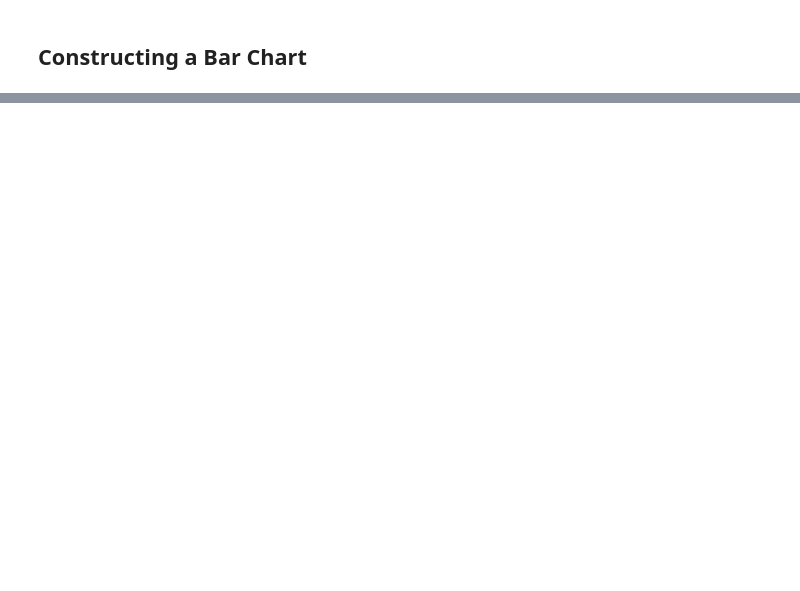
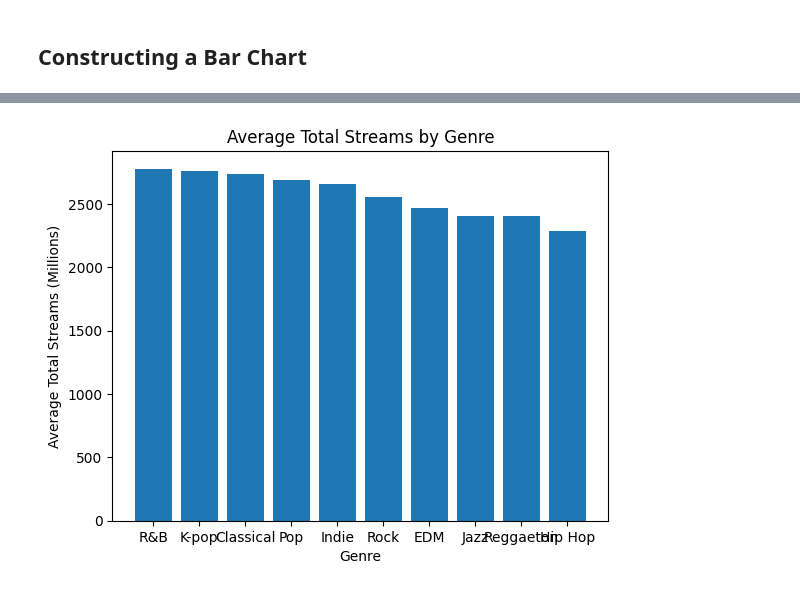
Before and after one commit to Chr-Dennis/learning_plots_chr-dennis, a Jupyter notebook: notebooks/visualization_practice.ipynb, the cells around one changed output, grey strips where cells are left out. Saved outputs shown, nothing was run; the diff lists cells and outputs as text; code cells hidden in the pictures; blank space fills up the shorter version.

```diff
--- a/notebooks/visualization_practice.ipynb
+++ b/notebooks/visualization_practice.ipynb
@@ -22,7 +22,7 @@ spotify_df.head()
 ## Constructing a Bar Chart
 # %%
 # Group by genre and calculate the average total streams
-avg_streams = spotify_df.groupby("Genre")["Total Streams (Millions)"].mean()
+avg_streams = spotify_df.groupby("Genre")["Total Streams (Millions)"].mean().sort_values(ascending=False)
 avg_streams
 # %% [output]
 Genre
@@ -44,0 +46,11 @@ NameError: name 'plt' is not defined
+# %%
+# Expanding chart information
+plt.bar(avg_streams.index, avg_streams.values)
+
+plt.xlabel("Genre")
+plt.ylabel("Average Total Streams (Millions)")
+plt.title("Average Total Streams by Genre")
+
+plt.show()
+# %% [output]
+[figure, added]
```
Also changed, not shown: parts of 11 cells of this notebook.
